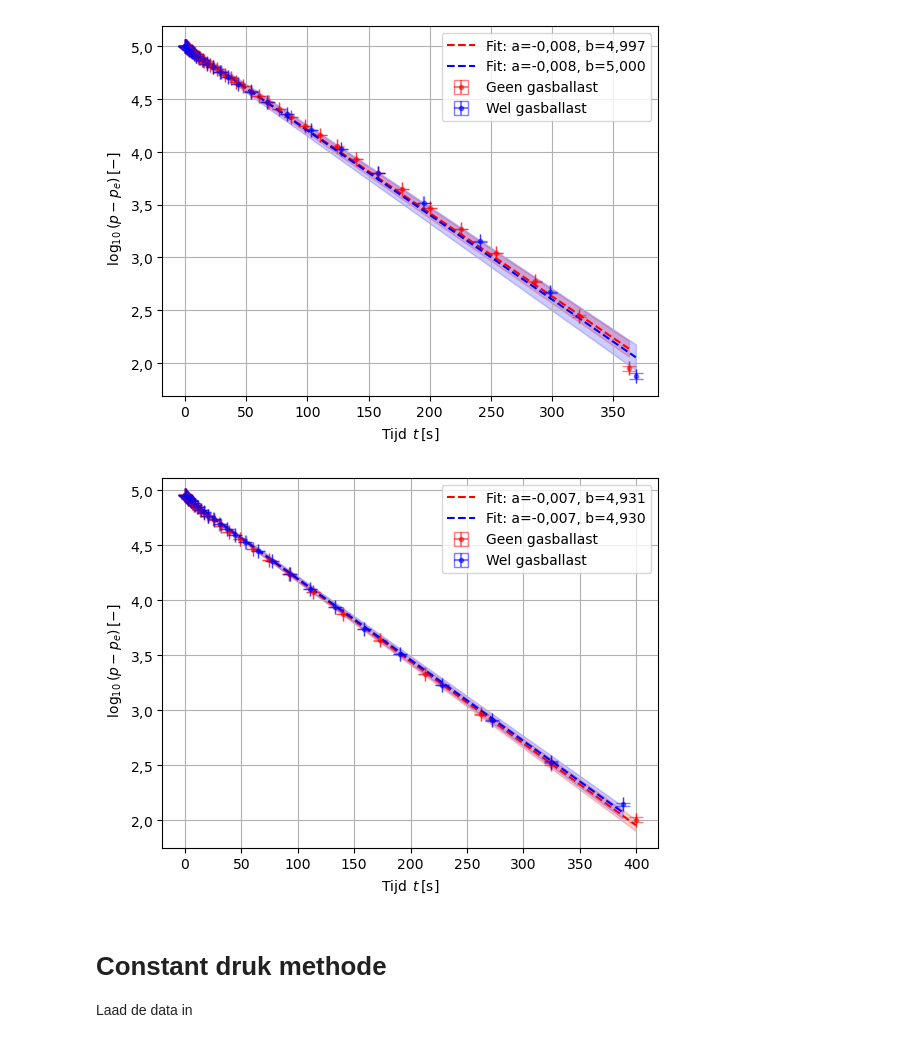
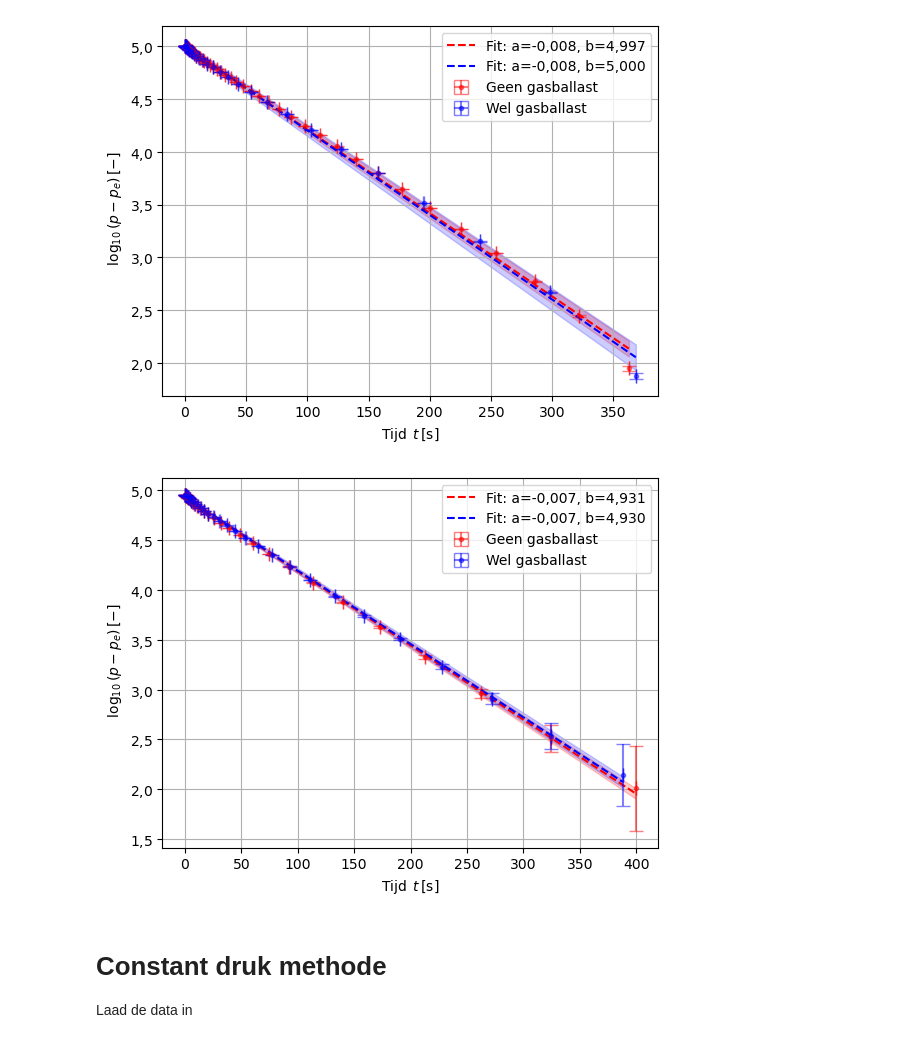
Before and after one commit to YannickJong/School, a Jupyter notebook: Vacuumtechniek/Experiment7.ipynb, the cells around one changed output. Drawn from its saved outputs; the diff is of its cells as text; code cells hidden in the pictures.

Commit message:
Updated figures

```diff
--- a/Vacuumtechniek/Experiment7.ipynb
+++ b/Vacuumtechniek/Experiment7.ipynb
@@ -29,8 +29,9 @@ Noteer bepaalde constanten zoals de onnauwkuerigheid van de druk en de tijd, ein
 # %%
 dt = 0.02
 dp = 0.05*100 #HPa->Pa
-pe1 = 3e-3*100 #HPa->Pa
+pe1 = 3e-3*100 #HPa->Pa, theoretische einddruk pomp
 pe2 = 100*100 #HPa->Pa
+dpe2 = 1*100 #HPa->Pa
 
 d_kamer = 0.280
 dd_kamer = 0.002
@@ -79,3 +82,8 @@ def func(x, a, b):
+# %%
+dp1 = dp/(np.log(10)*np.power(10, p1))
+dp2 = dp/(np.log(10)*np.power(10, p2))
+dp3 = np.sqrt((dp/(np.log(10)*(np.power(10, p3))))**2+(dpe2/(np.log(10)*(np.power(10, p3))))**2)
+dp4 = np.sqrt((dp/(np.log(10)*(np.power(10, p4))))**2+(dpe2/(np.log(10)*(np.power(10, p4))))**2)
 # %% [markdown]
 Geen gasballast, geen lek
 # %%
@@ -196,26 +209,26 @@ plt.savefig('InvloedGasballast.pdf', dpi=300, bbox_inches='tight')
 # %%
 formatterY = TN.TNFormatter(2)
 
 fig, ax = plt.subplots()  # 1 figuur
 ax.yaxis.set_major_formatter(formatterY)
 
-plt.errorbar(t3, p3, dp/(np.log(10)*np.power(10, p3)), dt, 'or', markersize=3, alpha=0.5, label='Geen gasballast', capsize=5)
+plt.errorbar(t3, p3, dp3, dt, 'or', markersize=3, alpha=0.5, label='Geen gasballast', capsize=5)
 plt.plot(t3, func(t3, fits[3-1][0], fits[3-1][1]), 'r--', label=str('Fit: a=%5.3f, b=%5.3f' % (fits[3-1][0], fits[3-1][1])).replace('.', ','))
 p3_max = func(t3, fits[3-1].slope + 3 * fits[3-1].stderr, fits[3-1].intercept + 3 * fits[3-1].intercept_stderr)
 p3_min = func(t3, fits[3-1].slope - 3 * fits[3-1].stderr, fits[3-1].intercept - 3 * fits[3-1].intercept_stderr)
 plt.fill_between(t3, p3_min, p3_max, color='r', alpha=0.2)
-plt.errorbar(t4, p4, dp/(np.log(10)*np.power(10, p4)), dt, 'ob', markersize=3, alpha=0.5, label='Wel gasballast', capsize=5)
+plt.errorbar(t4, p4, dp4, dt, 'ob', markersize=3, alpha=0.5, label='Wel gasballast', capsize=5)
 plt.plot(t4, func(t4, fits[4-1][0], fits[4-1][1]), 'b--', label=str('Fit: a=%5.3f, b=%5.3f' % (fits[4-1][0], fits[4-1][1])).replace('.', ','))
 p4_max = func(t4, fits[4-1].slope + 3 * fits[4-1].stderr, fits[4-1].intercept + 3 * fits[4-1].intercept_stderr)
 p4_min = func(t4, fits[4-1].slope - 3 * fits[4-1].stderr, fits[4-1].intercept - 3 * fits[4-1].intercept_stderr)
 plt.fill_between(t4, p4_min, p4_max, color='b', alpha=0.2)
 plt.legend()
 TN.label_x('t', 's', ax, text='Tijd')
 TN.label_y(r'\log_{10}(p-p_e)', r'-', ax)
 plt.grid()
 plt.savefig('InvloedLek.pdf', dpi=300, bbox_inches='tight')
 # %% [output]
-[figure, old version]
+[figure, new version]
 # %% [markdown]
 # Constant druk methode
 Laad de data in
```
Also changed, not shown: parts of 10 cells of this notebook, 8 other files.
